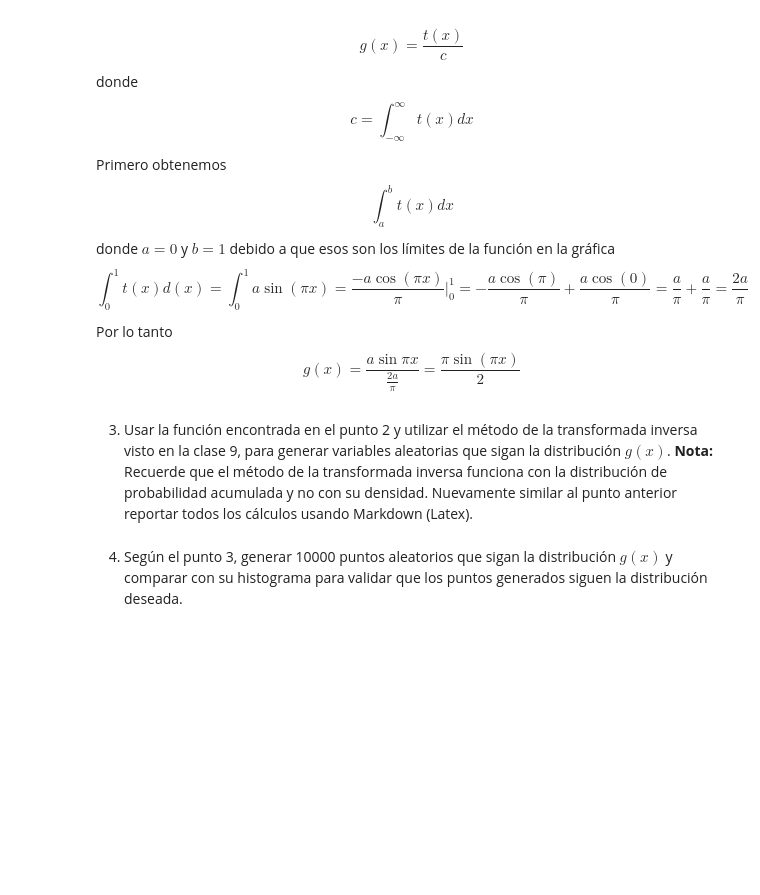
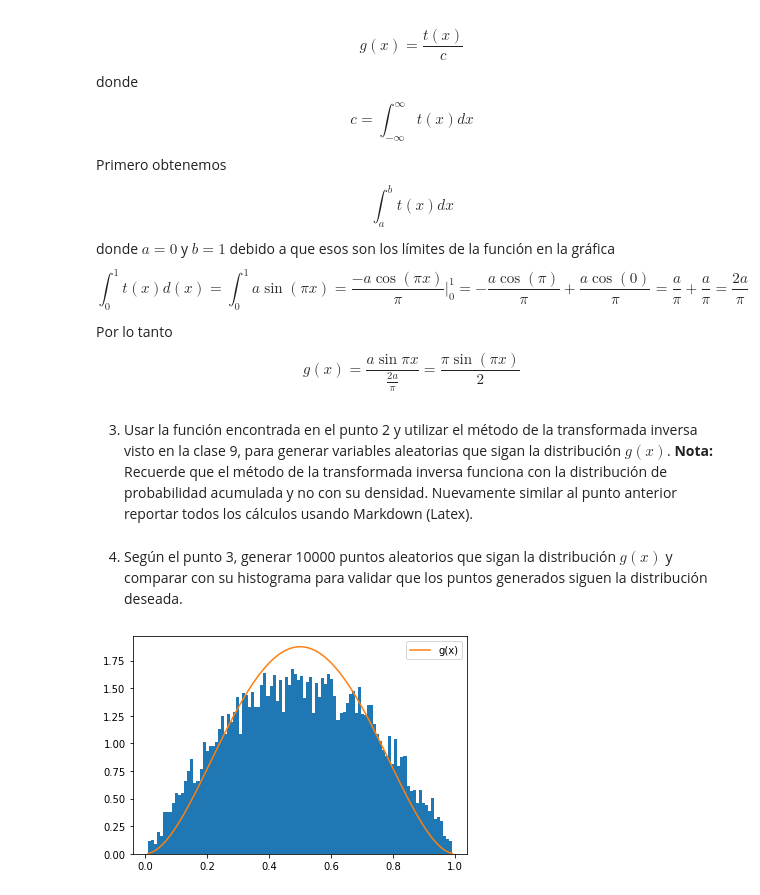
Before and after one commit to danielgarciah/Tarea-6_PBuenrostro_DGarcia, a Jupyter notebook: Tarea 6_PBuenrostro_DGarcia.ipynb, the cells around one changed output. Saved outputs shown, nothing was run; the diff lists cells and outputs as text; code cells hidden in the pictures; blank space fills up the shorter version.

```diff
--- a/Tarea 6_PBuenrostro_DGarcia.ipynb
+++ b/Tarea 6_PBuenrostro_DGarcia.ipynb
@@ -94,3 +94,19 @@ $$g(x)=\frac{a\sin{\pi x}}{\frac{2a}{\pi}}=\frac{\pi\sin(\pi x)}{2}$$
 3. Usar la función encontrada en el punto 2 y utilizar el método de la transformada inversa visto en la clase 9, para generar variables aleatorias que sigan la distribución $g(x)$. **Nota:** Recuerde que el método de la transformada inversa funciona con la distribución de probabilidad acumulada y no con su densidad. Nuevamente similar al punto anterior reportar todos los cálculos usando Markdown (Latex).
 # %% [markdown]
 4. Según el punto 3, generar 10000 puntos aleatorios que sigan la distribución $g(x)$ y comparar con su histograma para validar que los puntos generados siguen la distribución deseada.
+# %%
+f = lambda x: 30*(x**2-2*x**3+x**4)
+a = f(optimize.fmin(lambda x:-f(x),0,disp=False))
+t = lambda x: a*np.sin(np.pi*x)
+g = lambda x: np.sin(np.pi*x)
+G = lambda x: -(1/np.pi)*(np.cos(np.pi*x))+(1/np.pi)
+x_g = lambda U: (1/np.pi)*(np.arccos(1-np.pi*U))
+N = 10000
+U = np.random.uniform(0,2/np.pi,N)
+x = x_g(U)
+y,xn,ig = plt.hist(x, bins=100, density = True)
+plt.plot(xn,f(xn),label='g(x)')
+plt.legend()
+plt.show()
+# %% [output]
+[figure, added]
```
Also changed, not shown: parts of 5 cells of this notebook.
